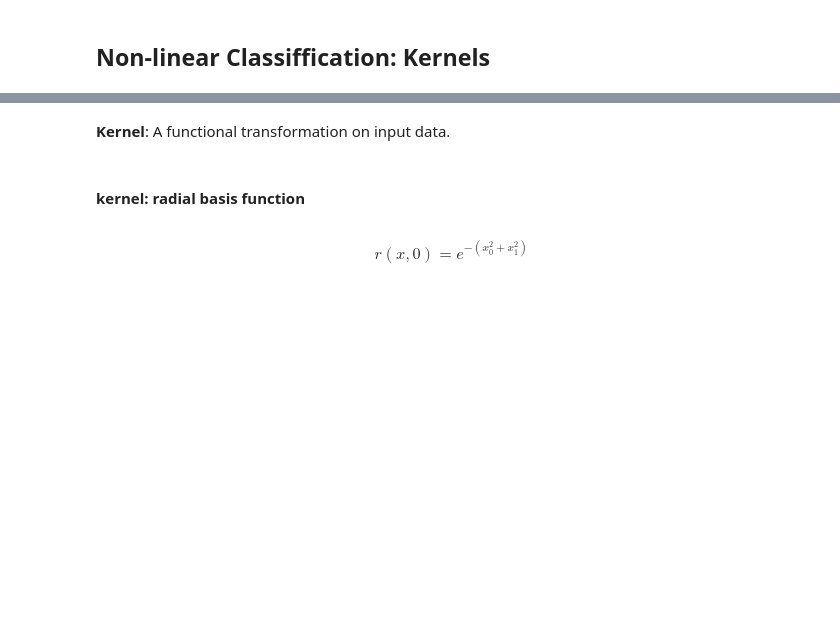
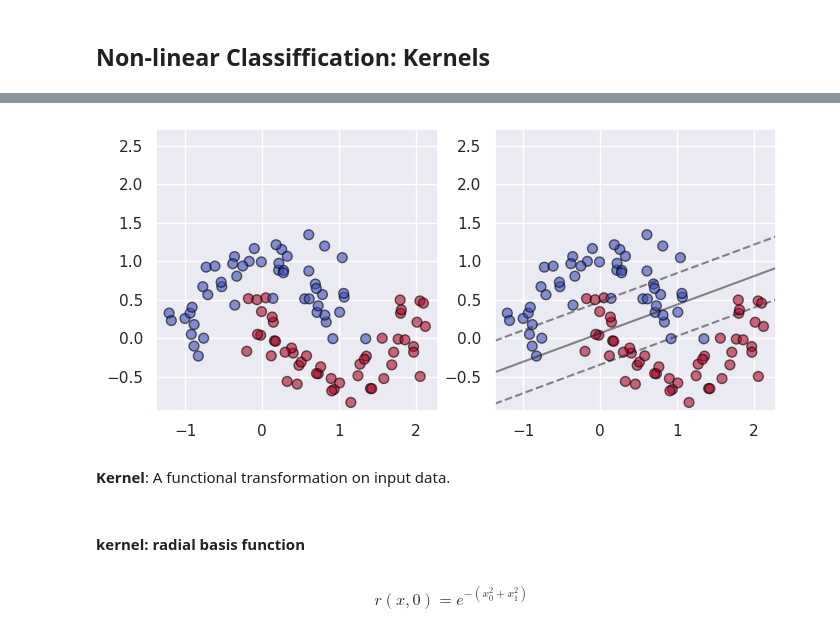
Before and after one commit to MORTAZAD66/ML_Practice, a Jupyter notebook: SVM/7-SVM_Demo.ipynb, the cells around one changed output, grey strips where cells are left out. Saved outputs shown, nothing was run; the diff lists cells and outputs as text; code cells hidden in the pictures; blank space fills up the shorter version.

```diff
--- a/SVM/7-SVM_Demo.ipynb
+++ b/SVM/7-SVM_Demo.ipynb
@@ -200,11 +224,12 @@ interactive(children=(IntSlider(value=10, description='N:', max=200, min=10, ste
 # %% [markdown]
 ## Non-linear Classiffication: Kernels
 # %%
-from sklearn.datasets.samples_generator import make_circles
+from sklearn.datasets import make_blobs
 
 # create dataset
-X, y = make_circles(100, factor=.1, noise=.1, random_state=3)
-
+#X, y = make_blobs(100, centers=2, cluster_std=40, random_state=3)
+from sklearn.datasets import make_moons
+X, y = make_moons(n_samples=100, noise=0.2, random_state=0)
 # vreate and train classifier
 clf = SVC(kernel='linear').fit(X, y)
 
@@ -224,3 +247,4 @@ plt.axis('square');
+[figure, added]
 # %% [markdown]
 **Kernel**: A functional transformation on input data.
 # %% [markdown]
```
Also changed, not shown: parts of 17 cells of this notebook, 1 other file.
